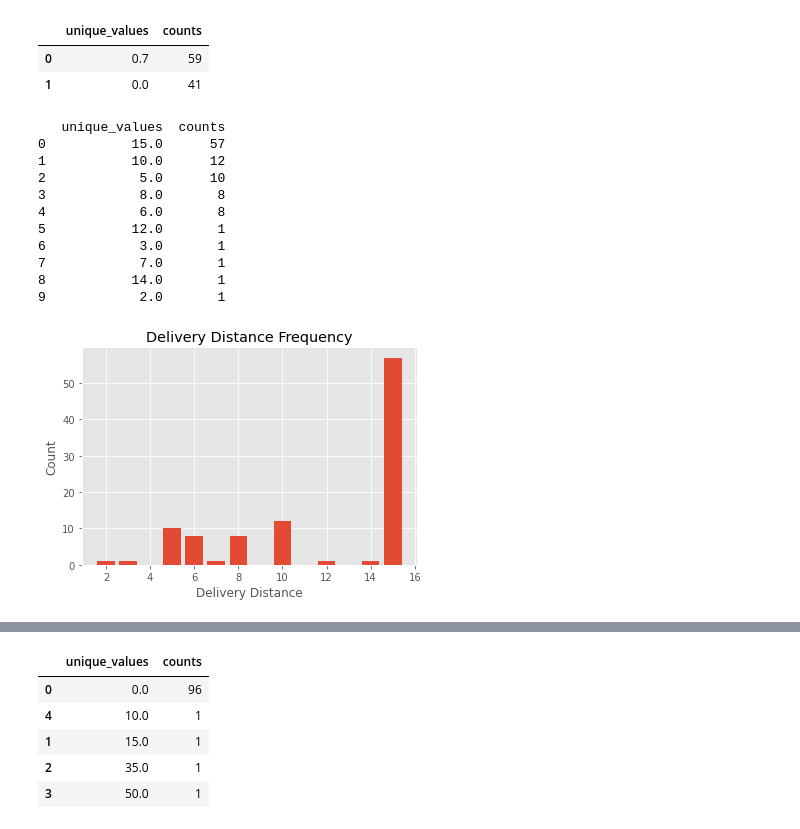
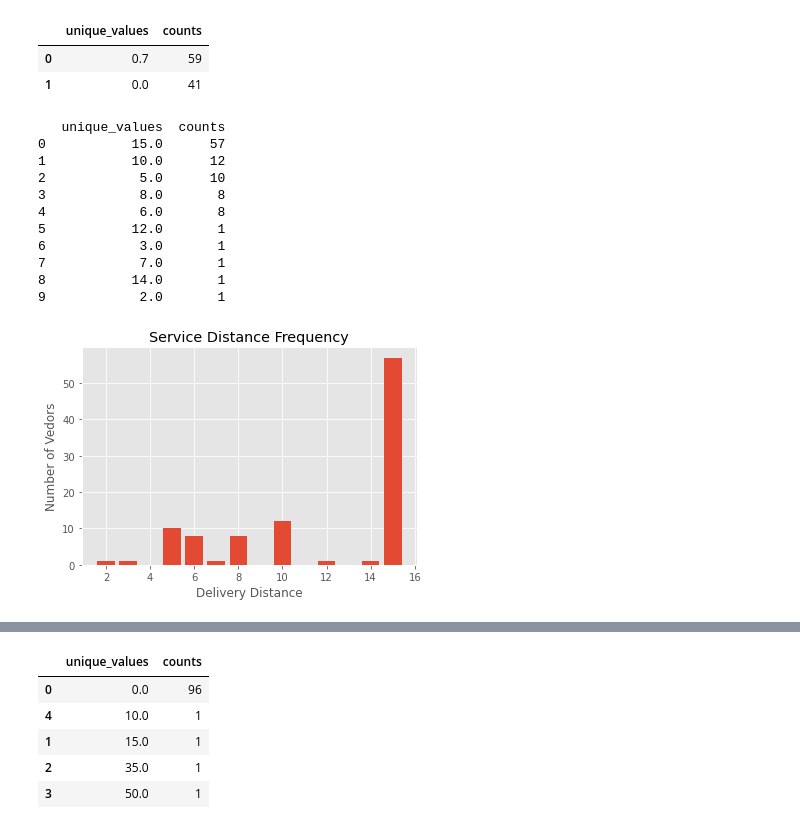
Before and after one commit to ritkumar10/RohanIntern, a Jupyter notebook: Master Data Sets.ipynb, the cells around one changed output, grey strips where cells are left out. Saved outputs shown, nothing was run; the diff lists cells and outputs as text; code cells hidden in the pictures.

```diff
--- a/Master Data Sets.ipynb
+++ b/Master Data Sets.ipynb
@@ -394,26 +394,26 @@ delivery_chrg
 # %%
 #Delivery distance frequency
 delivery_dist=vendors['serving_distance'].value_counts().rename_axis('unique_values').reset_index(name='counts')
 delivery_dist.sort_values(by='unique_values', ascending=True)
 x=delivery_dist['unique_values']
 y=delivery_dist['counts']
 plt.bar(x,y)
 plt.grid=(True)
-plt.title("Delivery Distance Frequency")
+plt.title("Service Distance Frequency")
 plt.xlabel("Delivery Distance")
-plt.ylabel("Count")
+plt.ylabel("Number of Vedors")
 plt.show
 print(delivery_dist)
 # %% [output]
    unique_values  counts
 0           15.0      57
 1           10.0      12
 2            5.0      10
 3            8.0       8
 4            6.0       8
 5           12.0       1
 6            3.0       1
 7            7.0       1
 8           14.0       1
 9            2.0       1
-[figure, old version]
+[figure, new version]
```
Also changed, not shown: parts of 39 cells of this notebook, 1 other file.
